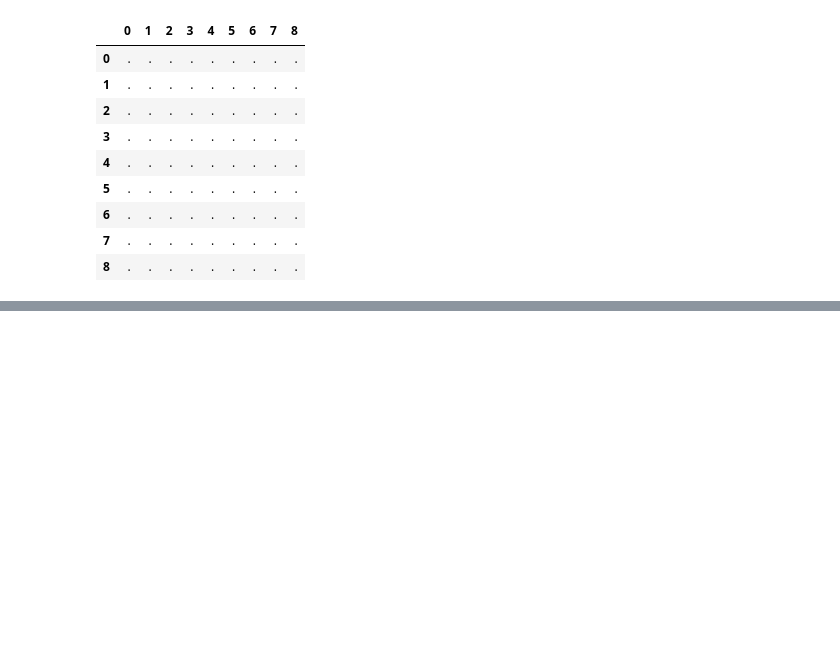
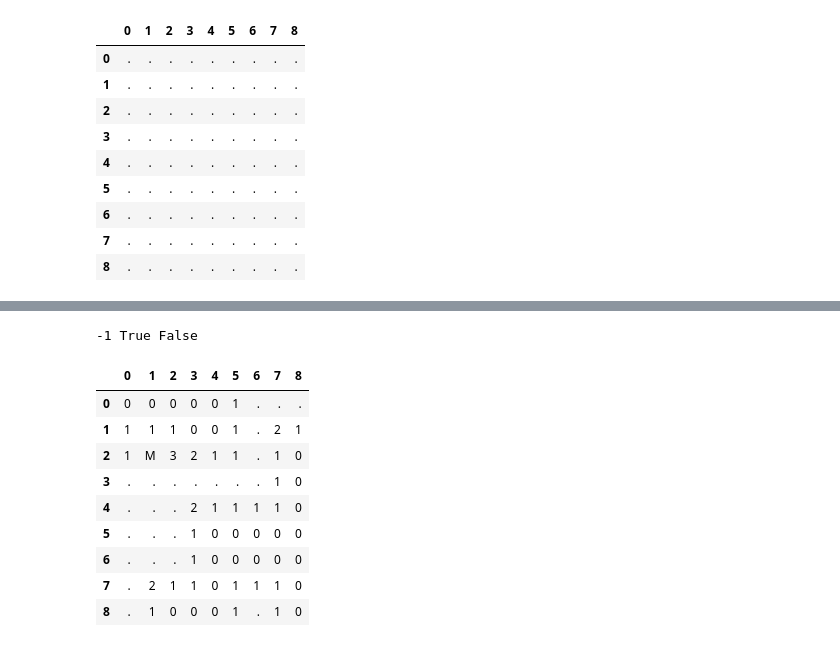
Before and after one commit to sabina381/DQN-Minesweeper, a Jupyter notebook: codes/main.ipynb, the cells around one changed output, grey strips where cells are left out. Cells and saved outputs as stored; diff of their text form; code cells hidden in the pictures; blank space fills up the shorter version.

```diff
--- a/codes/main.ipynb
+++ b/codes/main.ipynb
@@ -121,0 +105,17 @@ env.render(env.present_state)
+# %%
+action = env._coord_to_idx(2,1)
+next_state, reward, done, clear = env.step(action)
+print(reward, done, clear)
+env.render(env.present_state)
+# %% [output]
+-1 True False
+|  | 0 | 1 | 2 | 3 | 4 | 5 | 6 | 7 | 8 |
+| 0 | 0 | 0 | 0 | 0 | 0 | 1 | . | . | . |
+| 1 | 1 | 1 | 1 | 0 | 0 | 1 | . | 2 | 1 |
+| 2 | 1 | M | 3 | 2 | 1 | 1 | . | 1 | 0 |
+| 3 | . | . | . | . | . | . | . | 1 | 0 |
+| 4 | . | . | . | 2 | 1 | 1 | 1 | 1 | 0 |
+| 5 | . | . | . | 1 | 0 | 0 | 0 | 0 | 0 |
+| 6 | . | . | . | 1 | 0 | 0 | 0 | 0 | 0 |
+| 7 | . | 2 | 1 | 1 | 0 | 1 | 1 | 1 | 0 |
+| 8 | . | 1 | 0 | 0 | 0 | 1 | . | 1 | 0 |
```
Also changed, not shown: parts of 8 cells of this notebook, 4 other files.
